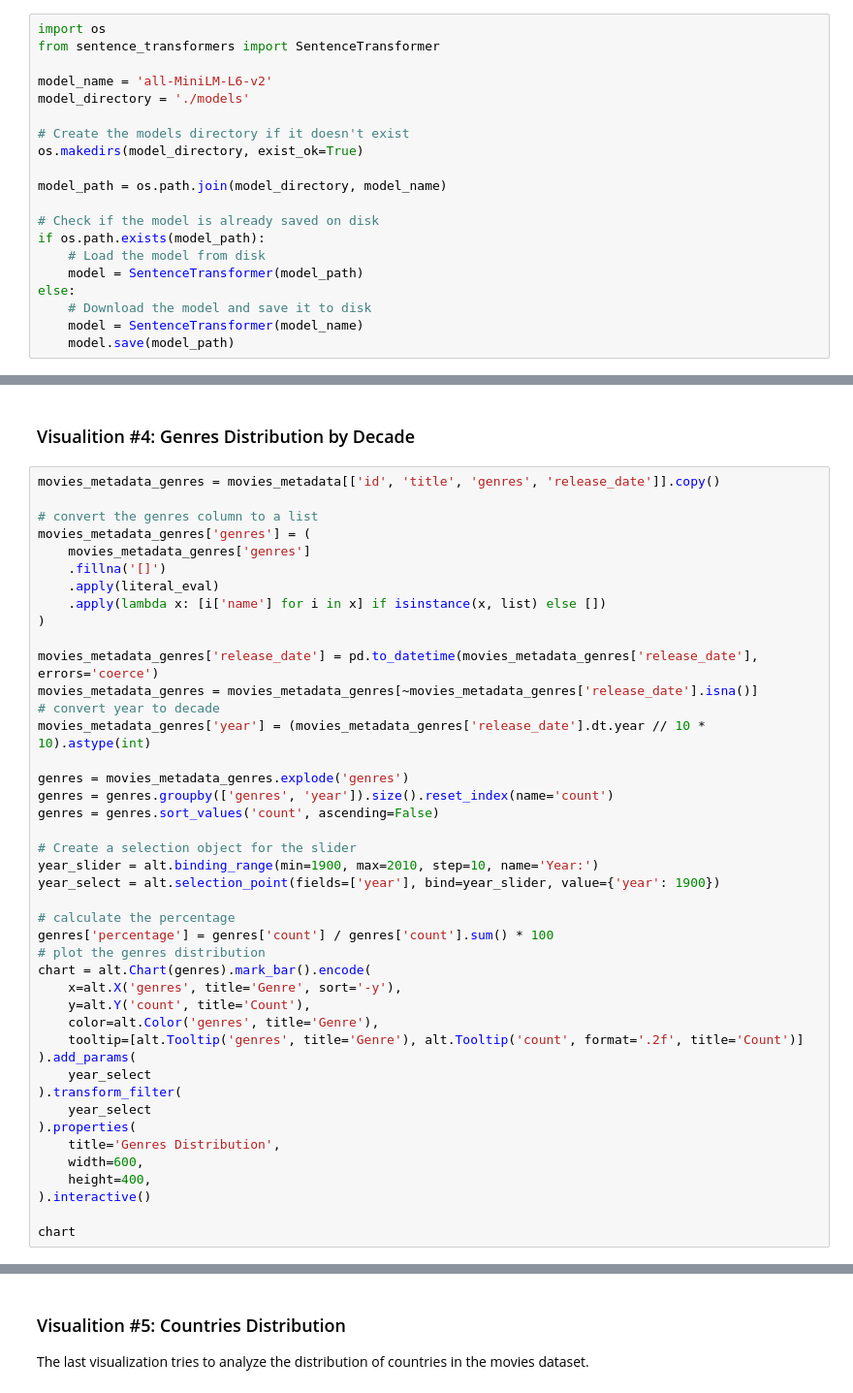
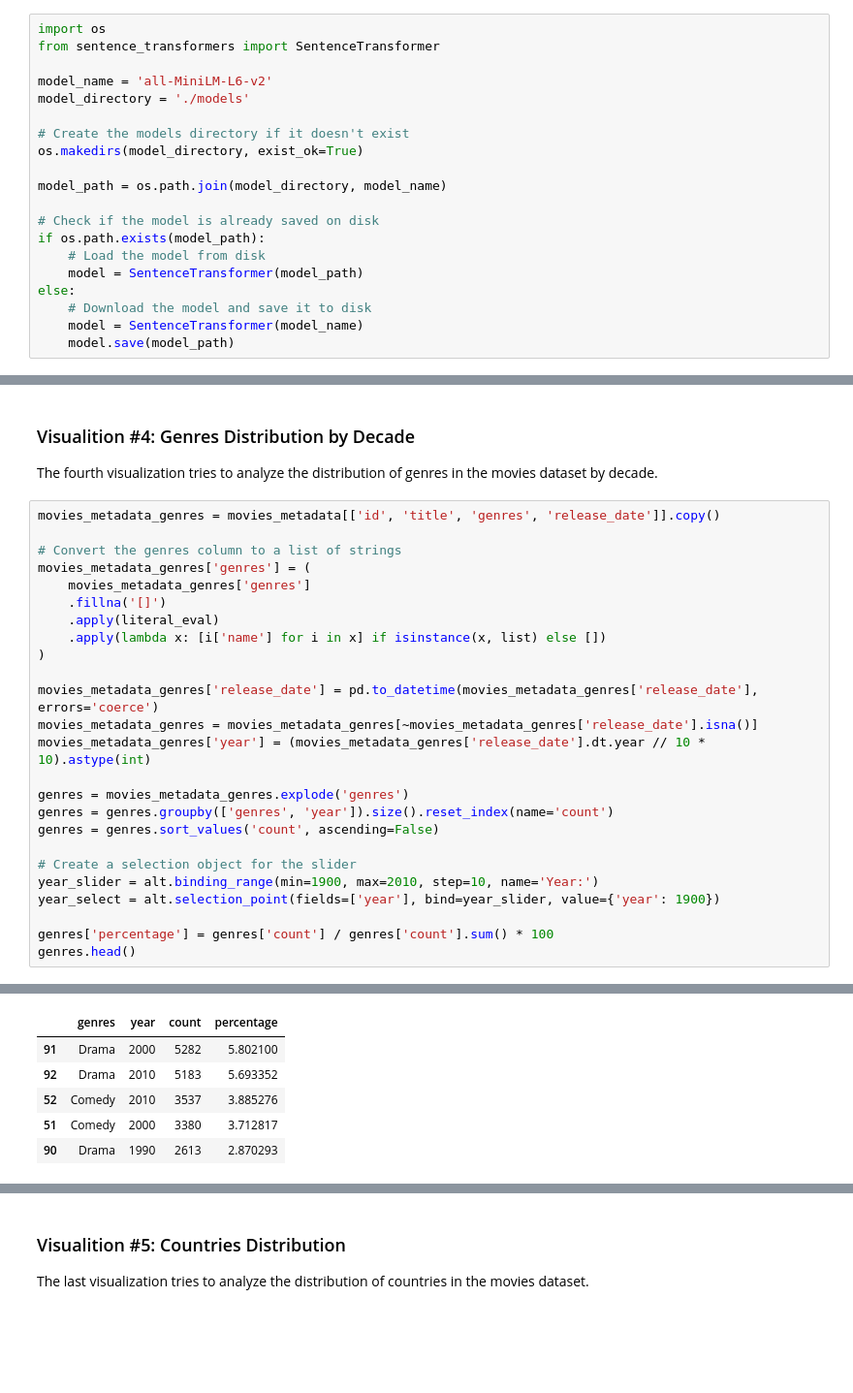
Before and after one commit to balajigandhi/msds_dtsa5304, a Jupyter notebook: The_Movies_Dataset.ipynb, the cells around one changed output, grey strips where cells are left out. Shown at 97% size. Saved outputs shown, nothing was run; the diff lists cells and outputs as text; blank space fills up the shorter version.

Commit message:
Organize the visualizations into the right format

```diff
--- a/The_Movies_Dataset.ipynb
+++ b/The_Movies_Dataset.ipynb
@@ -342,10 +339,11 @@ alt.Chart(similar_movies).mark_point().encode(
 [interactive output not drawn]
 # %% [markdown]
 ### Visualition #4: Genres Distribution by Decade
+The fourth visualization tries to analyze the distribution of genres in the movies dataset by decade.
 # %%
 movies_metadata_genres = movies_metadata[['id', 'title', 'genres', 'release_date']].copy()
 
-# convert the genres column to a list
+# Convert the genres column to a list of strings
 movies_metadata_genres['genres'] = (
     movies_metadata_genres['genres']
     .fillna('[]')
@@ -355,7 +353,6 @@ movies_metadata_genres['genres'] = (
 
 movies_metadata_genres['release_date'] = pd.to_datetime(movies_metadata_genres['release_date'], errors='coerce')
 movies_metadata_genres = movies_metadata_genres[~movies_metadata_genres['release_date'].isna()]
-# convert year to decade
 movies_metadata_genres['year'] = (movies_metadata_genres['release_date'].dt.year // 10 * 10).astype(int)
 
 genres = movies_metadata_genres.explode('genres')
@@ -366,23 +363,6 @@ genres = genres.sort_values('count', ascending=False)
 year_slider = alt.binding_range(min=1900, max=2010, step=10, name='Year:')
 year_select = alt.selection_point(fields=['year'], bind=year_slider, value={'year': 1900})
 
-# calculate the percentage
 genres['percentage'] = genres['count'] / genres['count'].sum() * 100
-# plot the genres distribution
-chart = alt.Chart(genres).mark_bar().encode(
-    x=alt.X('genres', title='Genre', sort='-y'),
-    y=alt.Y('count', title='Count'),
-    color=alt.Color('genres', title='Genre'),
-    tooltip=[alt.Tooltip('genres', title='Genre'), alt.Tooltip('count', format='.2f', title='Count')]
-).add_params(
-    year_select
-).transform_filter(
-    year_select
-).properties(
-    title='Genres Distribution',
-    width=600,
-    height=400,
-).interactive()
-
-chart
+genres.head()
 # %% [output]
@@ -389,0 +369,6 @@ chart
+|  | genres | year | count | percentage |
+| 91 | Drama | 2000 | 5282 | 5.802100 |
+| 92 | Drama | 2010 | 5183 | 5.693352 |
+| 52 | Comedy | 2010 | 3537 | 3.885276 |
+| 51 | Comedy | 2000 | 3380 | 3.712817 |
+| 90 | Drama | 1990 | 2613 | 2.870293 |
```
Also changed, not shown: parts of 15 cells of this notebook, 1 other file.
